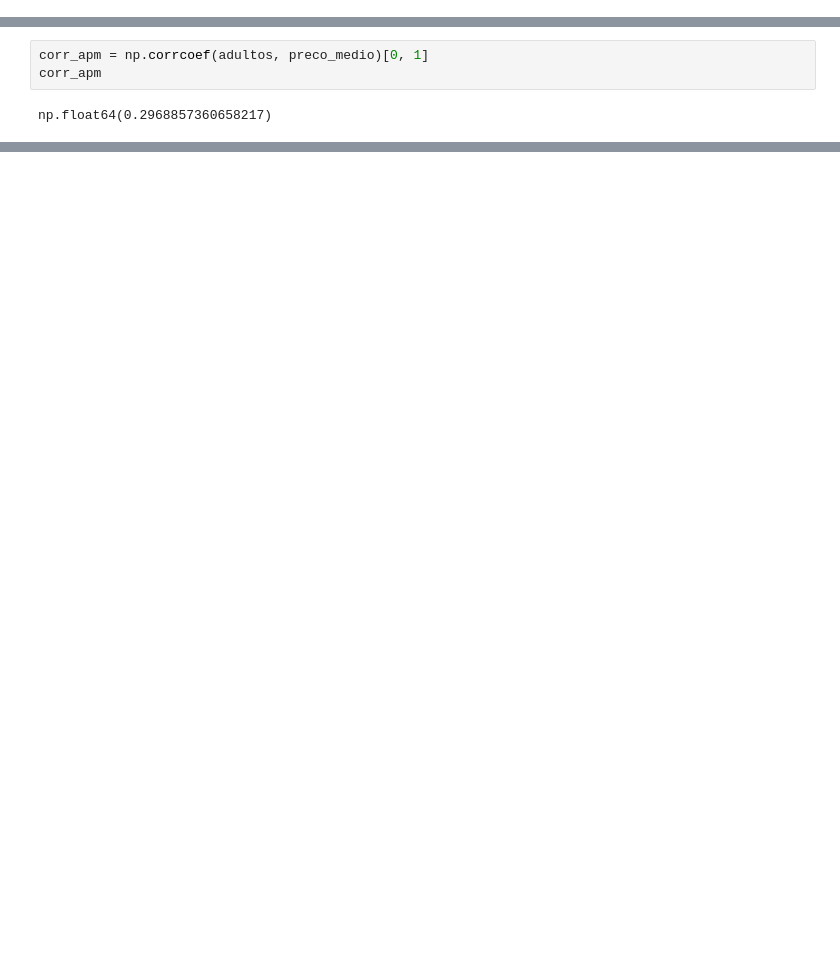
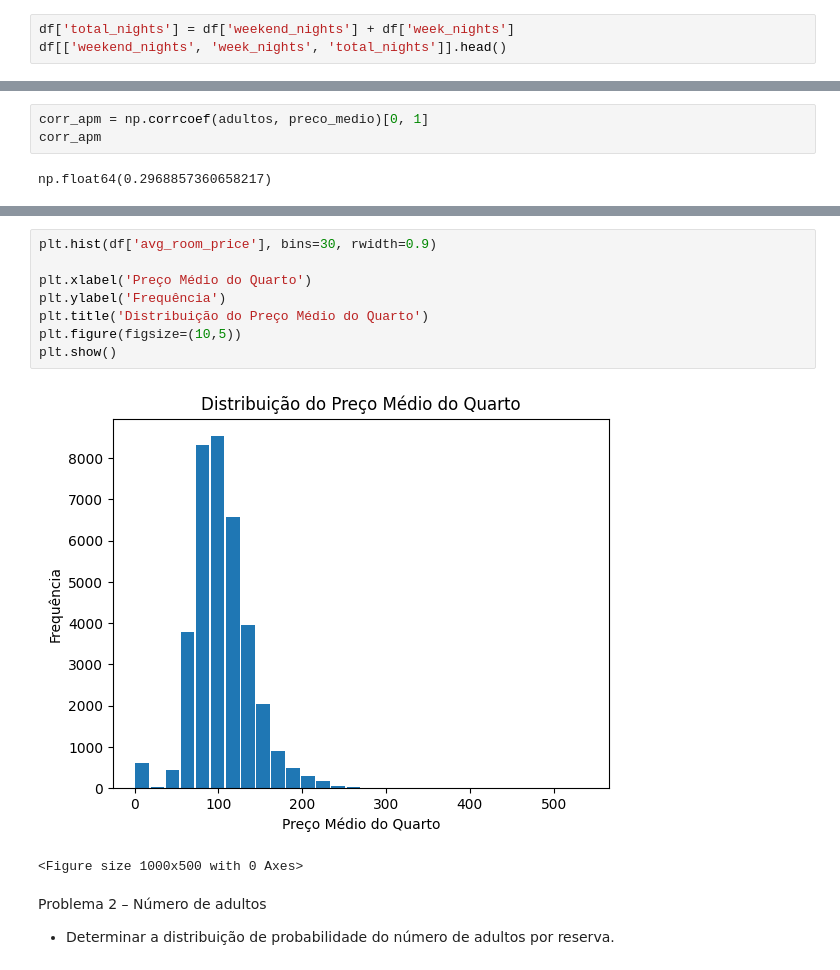
Before and after one commit to rodrigoprazim/ed-estatistica, a Jupyter notebook: hotel-bookings.ipynb, the cells around one changed output, grey strips where cells are left out. Saved outputs shown, nothing was run; the diff lists cells and outputs as text; blank space fills up the shorter version.

```diff
--- a/hotel-bookings.ipynb
+++ b/hotel-bookings.ipynb
@@ -226,0 +238,3 @@ plt.show()
+# %%
+df['total_nights'] = df['weekend_nights'] + df['week_nights']
+df[['weekend_nights', 'week_nights', 'total_nights']].head()
@@ -238,0 +303,15 @@ np.float64(0.2968857360658217)
+# %%
+plt.hist(df['avg_room_price'], bins=30, rwidth=0.9)
+
+plt.xlabel('Preço Médio do Quarto')
+plt.ylabel('Frequência')
+plt.title('Distribuição do Preço Médio do Quarto')
+plt.figure(figsize=(10,5))
+plt.show()
+# %% [output]
+[figure, added]
+<Figure size 1000x500 with 0 Axes>
+# %% [markdown]
+Problema 2 – Número de adultos
+
+- Determinar a distribuição de probabilidade do número de adultos por reserva.
```
Also changed, not shown: parts of 17 cells of this notebook.
